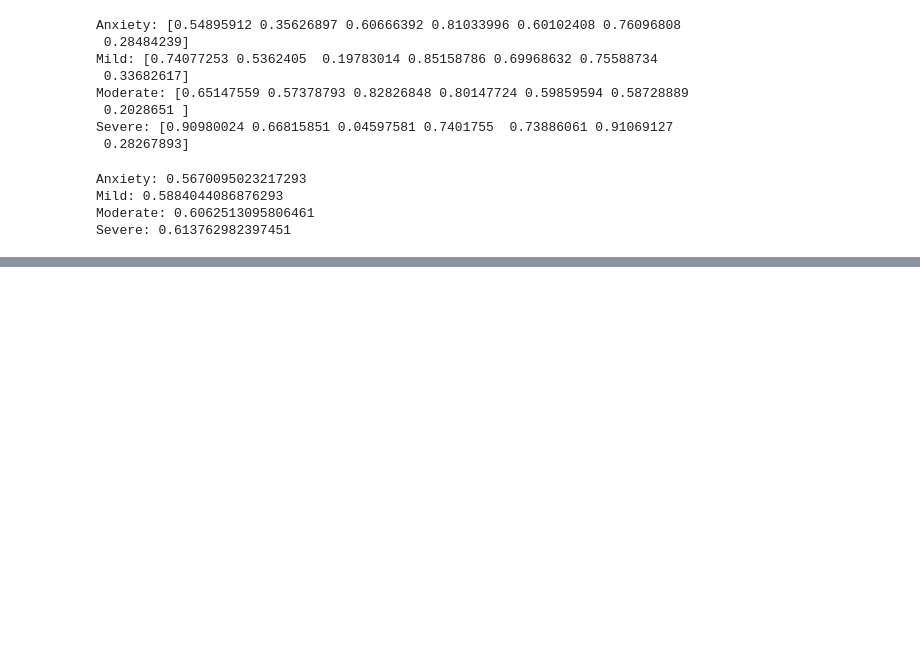
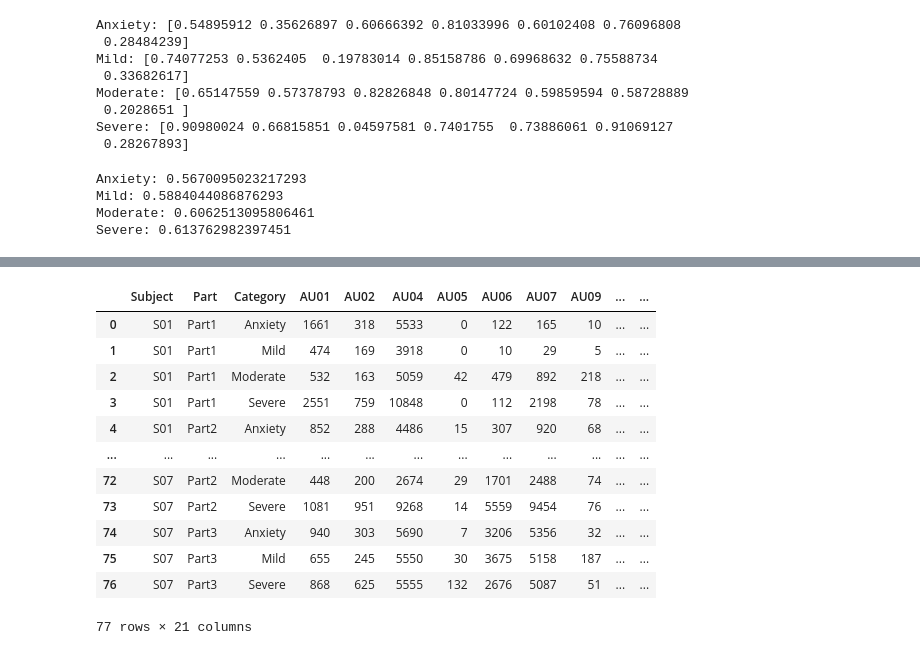
Before and after one commit to waijinchai/fit3162-mcs07, a Jupyter notebook: test.ipynb, the cells around one changed output, grey strips where cells are left out. Saved outputs shown, nothing was run; the diff lists cells and outputs as text; code cells hidden in the pictures; blank space fills up the shorter version.

```diff
--- a/test.ipynb
+++ b/test.ipynb
@@ -297,0 +383,3 @@ Severe: 0.613762982397451
+# %%
+df_processed = pd.read_csv("processed.csv")
+df_processed.head()
@@ -297,0 +393,3 @@ Severe: 0.613762982397451
+# %%
+df_duration = pd.read_csv("au_duration.csv")
+df_duration.head()
@@ -297,0 +403,17 @@ Severe: 0.613762982397451
+# %%
+df_joined = pd.concat([df_processed, df_duration.iloc[:, -1:]], axis=1)
+df_joined
+# %% [output]
+|  | Subject | Part | Category | AU01 | AU02 | AU04 | AU05 | AU06 | AU07 | AU09 | ... | ... |
+| 0 | S01 | Part1 | Anxiety | 1661 | 318 | 5533 | 0 | 122 | 165 | 10 | ... | ... |
+| 1 | S01 | Part1 | Mild | 474 | 169 | 3918 | 0 | 10 | 29 | 5 | ... | ... |
+| 2 | S01 | Part1 | Moderate | 532 | 163 | 5059 | 42 | 479 | 892 | 218 | ... | ... |
+| 3 | S01 | Part1 | Severe | 2551 | 759 | 10848 | 0 | 112 | 2198 | 78 | ... | ... |
+| 4 | S01 | Part2 | Anxiety | 852 | 288 | 4486 | 15 | 307 | 920 | 68 | ... | ... |
+| ... | ... | ... | ... | ... | ... | ... | ... | ... | ... | ... | ... | ... |
+| 72 | S07 | Part2 | Moderate | 448 | 200 | 2674 | 29 | 1701 | 2488 | 74 | ... | ... |
+| 73 | S07 | Part2 | Severe | 1081 | 951 | 9268 | 14 | 5559 | 9454 | 76 | ... | ... |
+| 74 | S07 | Part3 | Anxiety | 940 | 303 | 5690 | 7 | 3206 | 5356 | 32 | ... | ... |
+| 75 | S07 | Part3 | Mild | 655 | 245 | 5550 | 30 | 3675 | 5158 | 187 | ... | ... |
+| 76 | S07 | Part3 | Severe | 868 | 625 | 5555 | 132 | 2676 | 5087 | 51 | ... | ... |
+77 rows × 21 columns
```
Also changed, not shown: parts of 11 cells of this notebook, 2 other files.
